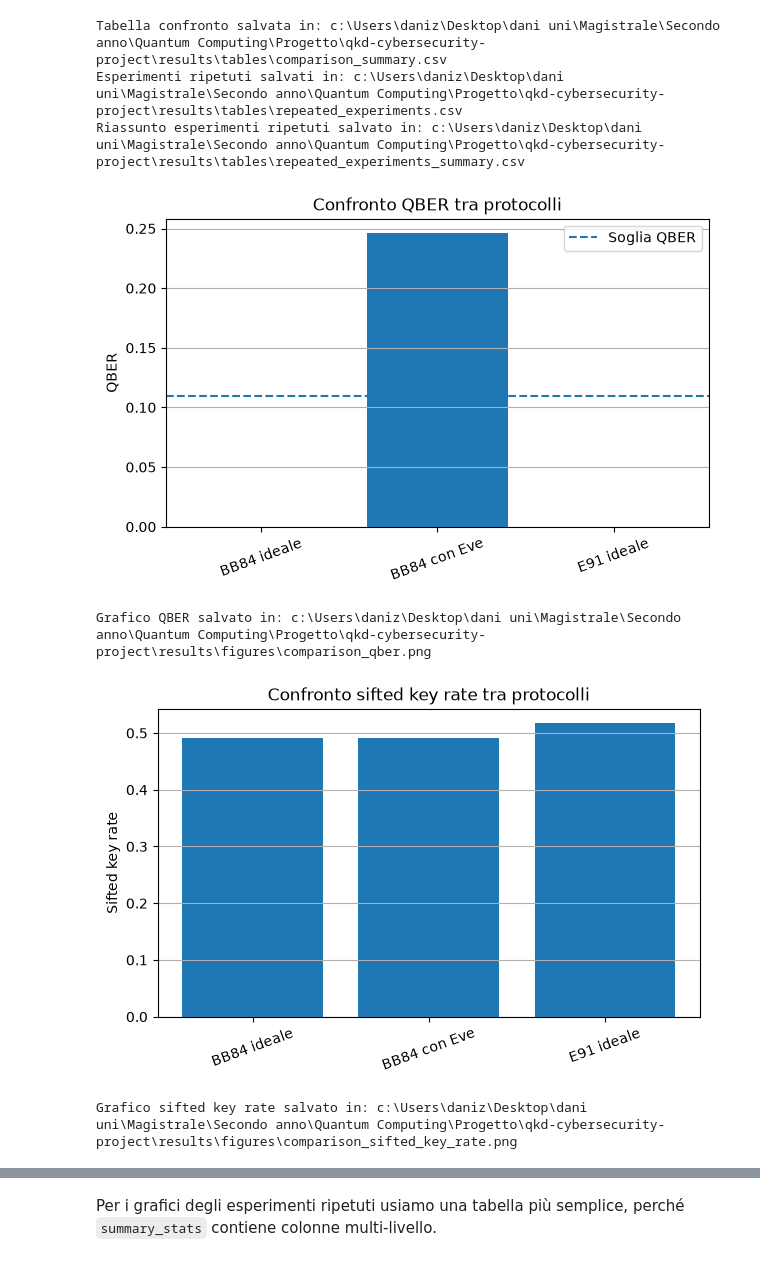
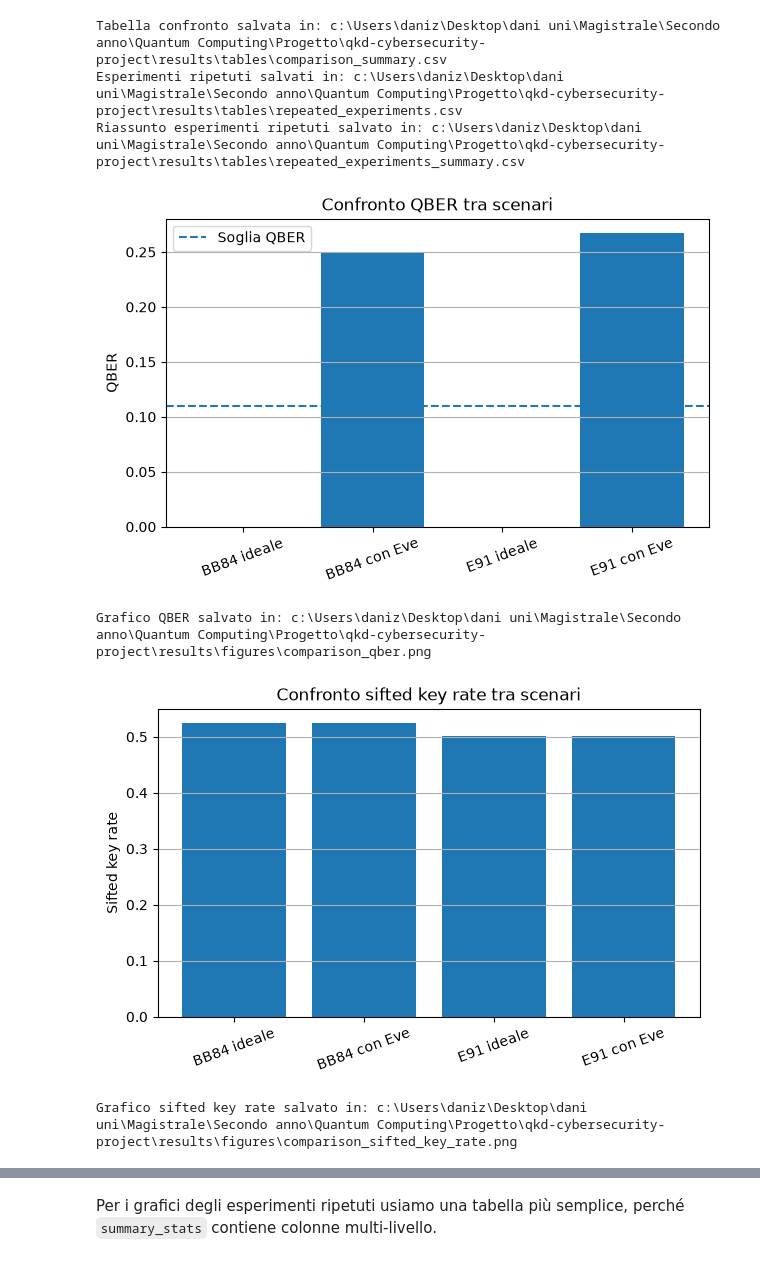
Before and after one commit to danielezpp/qkd-cybersecurity-project, a Jupyter notebook: notebooks/04_comparison_and_results.ipynb, the cells around one changed output, grey strips where cells are left out. Saved outputs shown, nothing was run; the diff lists cells and outputs as text; code cells hidden in the pictures.

```diff
--- a/notebooks/04_comparison_and_results.ipynb
+++ b/notebooks/04_comparison_and_results.ipynb
@@ -52,7 +56,9 @@ Usiamo lo stesso numero di round e la stessa soglia operativa di QBER per render
 # %%
 n_rounds = 1000
 qber_threshold = 0.11
-seed = 245
+chsh_security_threshold = 2.2
+seed = 123
+shots_chsh = 2000
 # %% [markdown]
 ## Scenario 1 — BB84 ideale
 
@@ -149,0 +205,8 @@ Il valore stimato è leggermente superiore a 2√2 per fluttuazioni statistiche
+# %%
+chsh_eve = run_chsh_experiment_with_eve(
+    intercept_probability=1.0,
+    shots=shots_chsh,
+    seed=seed,
+)
+
+chsh_eve
@@ -244,6 +427,7 @@ for i in range(n_experiments):
         qber_threshold=qber_threshold_repeated,
     )
     summary["experiment"] = i + 1
+    summary["accepted_by_qber"] = summary["accepted"]
     repeated_results.append(summary)
 
     # BB84 con Eve
@@ -263,6 +447,7 @@ for i in range(n_experiments):
         qber_threshold=qber_threshold_repeated,
     )
     summary["experiment"] = i + 1
+    summary["accepted_by_qber"] = summary["accepted"]
     repeated_results.append(summary)
 
     # E91 ideale
@@ -281,6 +466,27 @@ for i in range(n_experiments):
         qber_threshold=qber_threshold_repeated,
     )
     summary["experiment"] = i + 1
+    summary["accepted_by_qber"] = summary["accepted"]
+    repeated_results.append(summary)
+
+    # E91 con Eve
+    results = run_e91_protocol_with_eve(
+        n_rounds=n_rounds_repeated,
+        intercept_probability=1.0,
+        seed=current_seed,
+    )
+    alice_key, bob_key = sift_keys_e91(results)
+    qber = compute_qber_e91(alice_key, bob_key)
+    summary = summarize_qkd_results(
+        protocol_name="E91 con Eve",
+        results=results,
+        alice_key=alice_key,
+        bob_key=bob_key,
+        qber=qber,
+        qber_threshold=qber_threshold_repeated,
+    )
+    summary["experiment"] = i + 1
+    summary["accepted_by_qber"] = summary["accepted"]
     repeated_results.append(summary)
 
 repeated_df = pd.DataFrame(repeated_results)
@@ -379,31 +586,31 @@ Esperimenti ripetuti salvati in: c:\Users\daniz\Desktop\dani uni\Magistrale\Seco
 Riassunto esperimenti ripetuti salvato in: c:\Users\daniz\Desktop\dani uni\Magistrale\Secondo anno\Quantum Computing\Progetto\qkd-cybersecurity-project\results\tables\repeated_experiments_summary.csv
 # %%
 plt.figure(figsize=(7, 4))
-plt.bar(comparison_df["protocol"], comparison_df["qber"])
+plt.bar(comparison_df["scenario"], comparison_df["qber"])
 plt.axhline(
     y=qber_threshold,
     linestyle="--",
-    label="Soglia QBER"
+    label="Soglia QBER",
 )
 plt.ylabel("QBER")
-plt.title("Confronto QBER tra protocolli")
+plt.title("Confronto QBER tra scenari")
 plt.xticks(rotation=20)
 plt.grid(axis="y")
 plt.legend()
 
 qber_figure_path = figures_dir / "comparison_qber.png"
 plt.savefig(qber_figure_path, dpi=300, bbox_inches="tight")
 plt.show()
 
 print(f"Grafico QBER salvato in: {qber_figure_path}")
 # %% [output]
-[figure, old version]
+[figure, new version]
 Grafico QBER salvato in: c:\Users\daniz\Desktop\dani uni\Magistrale\Secondo anno\Quantum Computing\Progetto\qkd-cybersecurity-project\results\figures\comparison_qber.png
 # %%
 plt.figure(figsize=(7, 4))
-plt.bar(comparison_df["protocol"], comparison_df["sifted_key_rate"])
+plt.bar(comparison_df["scenario"], comparison_df["sifted_key_rate"])
 plt.ylabel("Sifted key rate")
-plt.title("Confronto sifted key rate tra protocolli")
+plt.title("Confronto sifted key rate tra scenari")
 plt.xticks(rotation=20)
 plt.grid(axis="y")
 
@@ -413,5 +620,5 @@ plt.show()
 
 print(f"Grafico sifted key rate salvato in: {key_rate_figure_path}")
 # %% [output]
-[figure, old version]
+[figure, new version]
 Grafico sifted key rate salvato in: c:\Users\daniz\Desktop\dani uni\Magistrale\Secondo anno\Quantum Computing\Progetto\qkd-cybersecurity-project\results\figures\comparison_sifted_key_rate.png
```
Also changed, not shown: parts of 34 cells of this notebook, 3 other files.
